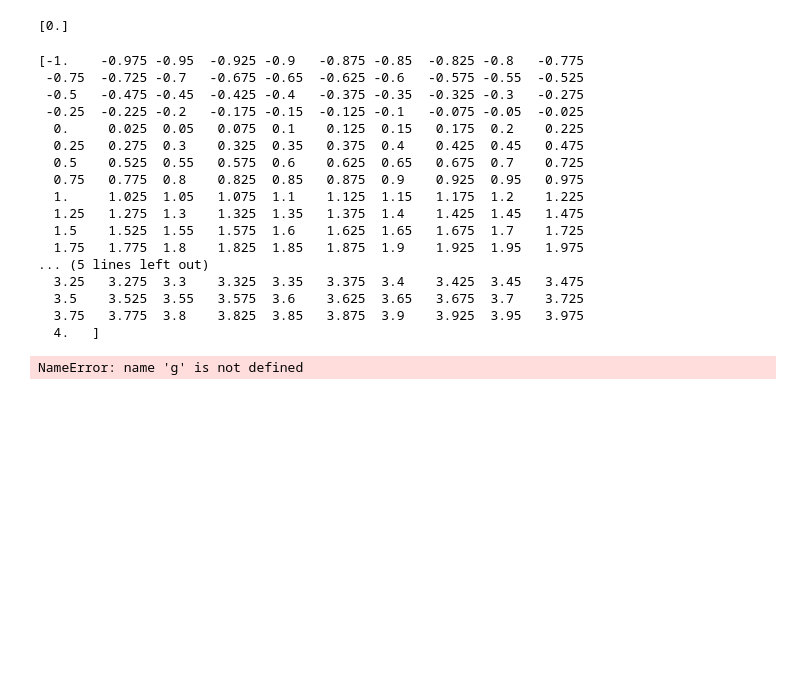
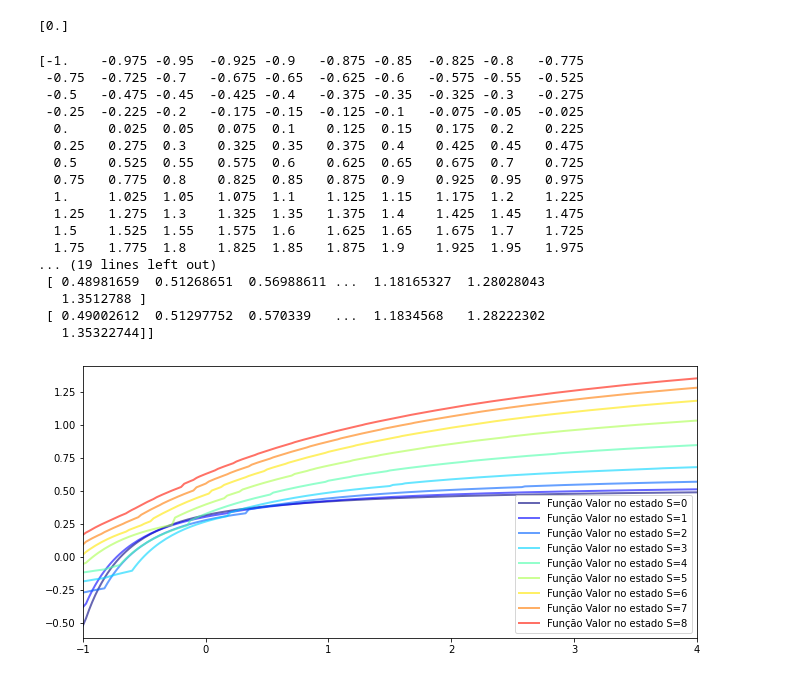
Before and after one commit to lucasbgreco/Macro-3, a Jupyter notebook: Trabalho1_Q1.ipynb, the cells around one changed output. Saved outputs shown, nothing was run; the diff lists cells and outputs as text; code cells hidden in the pictures; blank space fills up the shorter version.

```diff
--- a/Trabalho1_Q1.ipynb
+++ b/Trabalho1_Q1.ipynb
@@ -75,6 +75,7 @@ grid_a = np.linspace(-phi, a_max, a_size)
 print(grid_a)
 V_new = V_0
 erro = 1
+g = np.zeros((a_size, N))
 while(erro > tol):
     V_old = V_new
     for i in range(N):
@@ -89,7 +90,7 @@ while(erro > tol):
             if c_t >= 0:
                 u = (c_t**(1-mu) - 1)/(1-mu)
             elif c_t < 0:
-                u = -1
+                u = -1/(1-mu)
             esperanca = 0
             for w in range(N):
                 esperanca = esperanca + probabilidades[w]*V_old[t,w]
@@ -99,43 +100,49 @@ while(erro > tol):
                 if c_t >= 0:
                     u = (c_t**(1-mu) - 1)/(1-mu)
                 elif c_t < 0:
-                    u = -1
+                    u = -1/(1-mu)
                 esperanca = 0
                 for w in range(N):
                     esperanca = esperanca + probabilidades[w]*V_old[t,w]
                 valor[:,t] = u + beta*esperanca
                 if valor[:,t]< valor[:,t-1]:
                     break
             if valor[:,t]< valor[:,t-1]:
                 V_new[j,i] = valor[:,t-1]
                 indice_a = t-1
             elif valor[:,t] >= valor[:,t-1]:
                 V_new[j,i] = valor[t]
                 indice_a = t
             start = indice_a
             g[j,i] = grid_a[indice_a]
 
-    dif = abs(V_new - V_old)
-    erro = max(max(dif))
+    dif = np.abs(V_new - V_old)
+    erro = np.max(np.max(dif))
     print(erro)
+fig, ax = plt.subplots()
+for i in range(N):
+    ax.plot(grid_a, V_new[:,i], color=plt.cm.jet(i / N), lw=2, alpha=0.6, label=f'Função Valor no estado S={i}')
+ax.legend()
+ax.set(xlim=(np.min(grid_a), np.max(grid_a)))
+plt.show()
 # %% [output]
 [-1.    -0.975 -0.95  -0.925 -0.9   -0.875 -0.85  -0.825 -0.8   -0.775
  -0.75  -0.725 -0.7   -0.675 -0.65  -0.625 -0.6   -0.575 -0.55  -0.525
  -0.5   -0.475 -0.45  -0.425 -0.4   -0.375 -0.35  -0.325 -0.3   -0.275
  -0.25  -0.225 -0.2   -0.175 -0.15  -0.125 -0.1   -0.075 -0.05  -0.025
   0.     0.025  0.05   0.075  0.1    0.125  0.15   0.175  0.2    0.225
   0.25   0.275  0.3    0.325  0.35   0.375  0.4    0.425  0.45   0.475
   0.5    0.525  0.55   0.575  0.6    0.625  0.65   0.675  0.7    0.725
   0.75   0.775  0.8    0.825  0.85   0.875  0.9    0.925  0.95   0.975
   1.     1.025  1.05   1.075  1.1    1.125  1.15   1.175  1.2    1.225
   1.25   1.275  1.3    1.325  1.35   1.375  1.4    1.425  1.45   1.475
   1.5    1.525  1.55   1.575  1.6    1.625  1.65   1.675  1.7    1.725
   1.75   1.775  1.8    1.825  1.85   1.875  1.9    1.925  1.95   1.975
-... (5 lines left out)
-  3.25   3.275  3.3    3.325  3.35   3.375  3.4    3.425  3.45   3.475
-  3.5    3.525  3.55   3.575  3.6    3.625  3.65   3.675  3.7    3.725
-  3.75   3.775  3.8    3.825  3.85   3.875  3.9    3.925  3.95   3.975
-  4.   ]
+... (19 lines left out)
+ [ 0.48981659  0.51268651  0.56988611 ...  1.18165327  1.28028043
+   1.3512788 ]
+ [ 0.49002612  0.51297752  0.570339   ...  1.1834568   1.28222302
+   1.35322744]]
-NameError: name 'g' is not defined
+[figure, added]
 # %%
 #### NÃO RODAR!!!!!!!!!!
```
Also changed, not shown: parts of 2 cells of this notebook.
